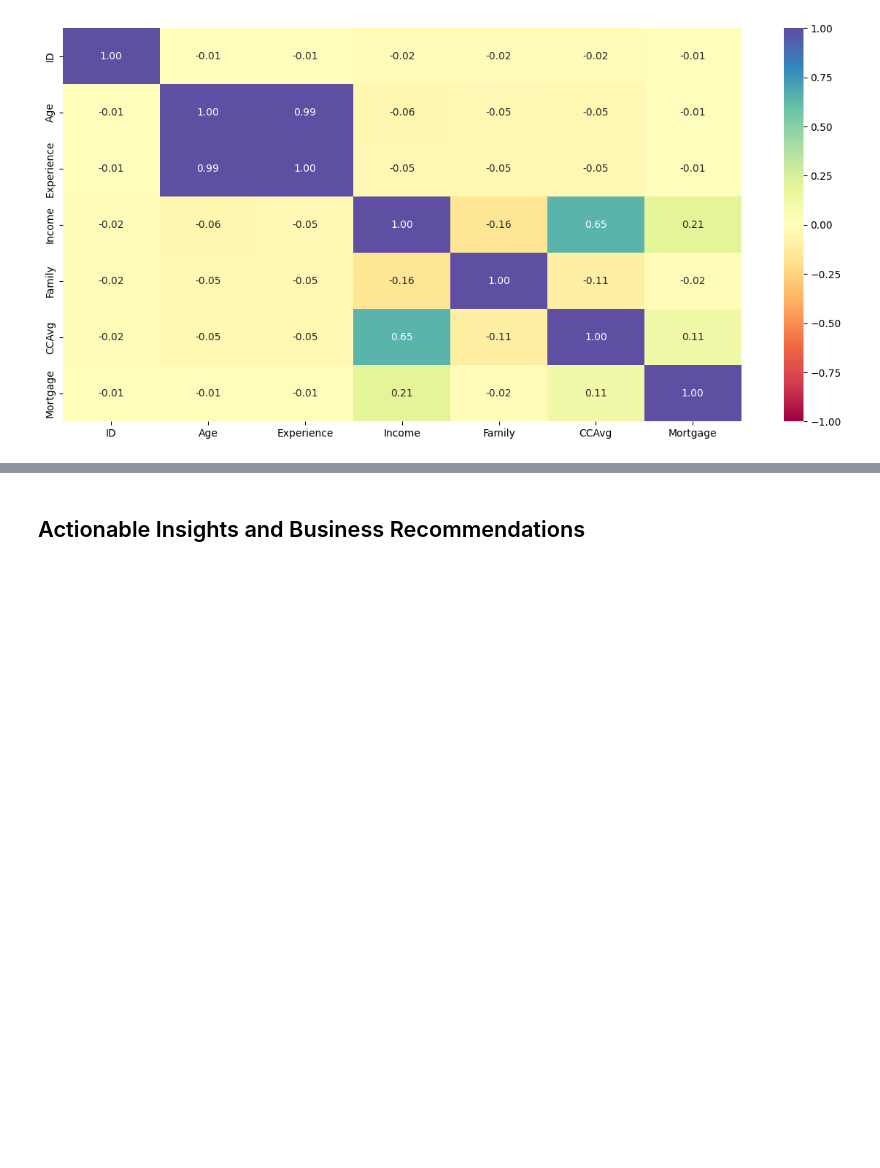
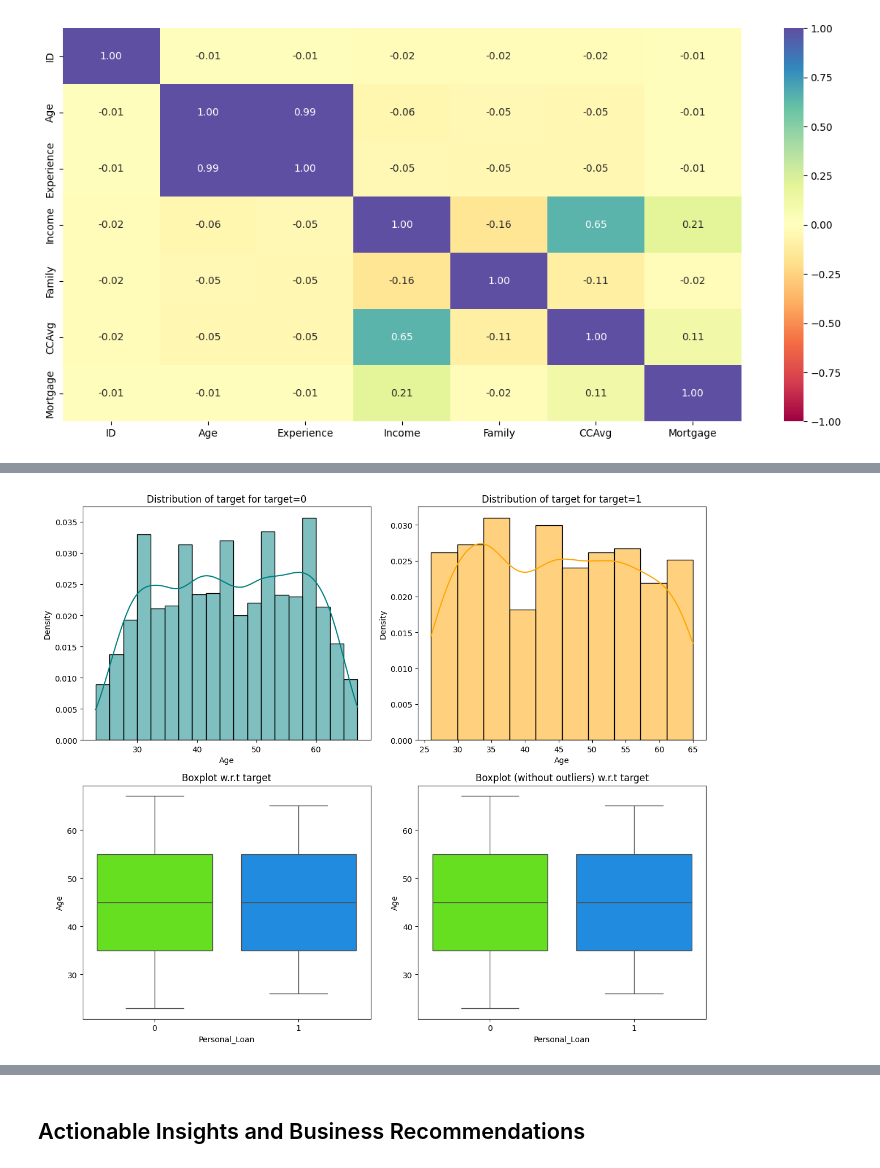
Before and after one commit to cent-softuni/math_project, a Jupyter notebook: AIML_ML_Project_full_code_notebook.ipynb, the cells around one changed output, grey strips where cells are left out. Saved outputs shown, nothing was run; the diff lists cells and outputs as text; code cells hidden in the pictures; blank space fills up the shorter version.

```diff
--- a/AIML_ML_Project_full_code_notebook.ipynb
+++ b/AIML_ML_Project_full_code_notebook.ipynb
@@ -382,0 +411,4 @@ All            4520  480  5000
+# %%
+distribution_plot_wrt_target(data, "Age", "Personal_Loan")
+# %% [output]
+[figure, added]
```
Also changed, not shown: parts of 20 cells of this notebook.
